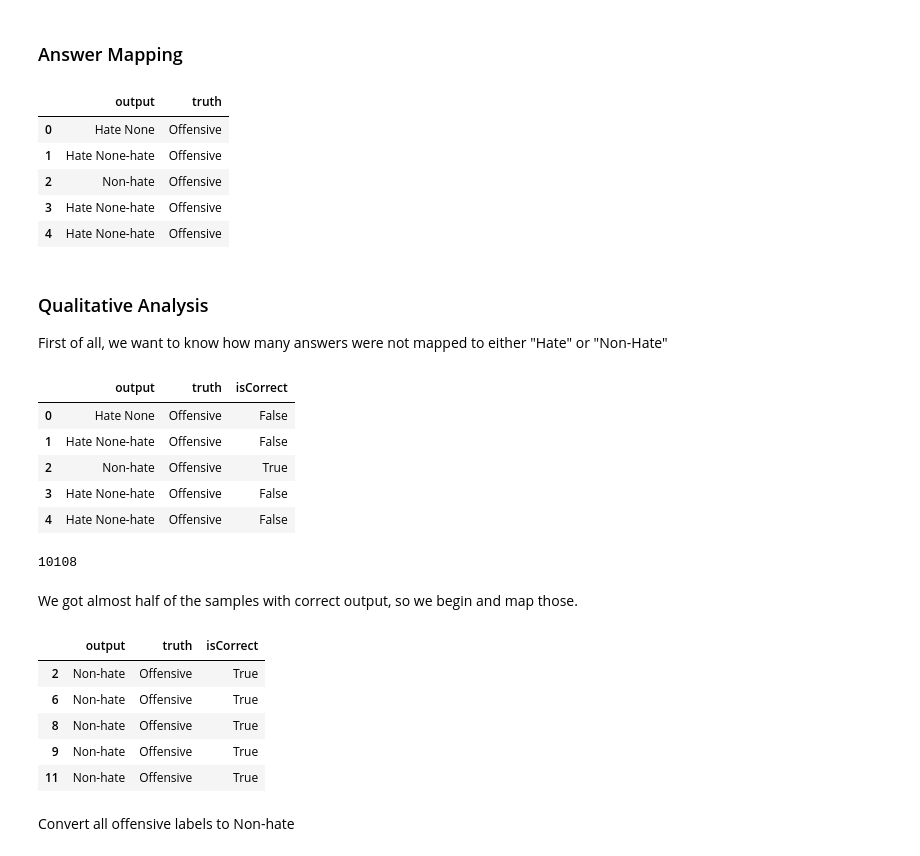
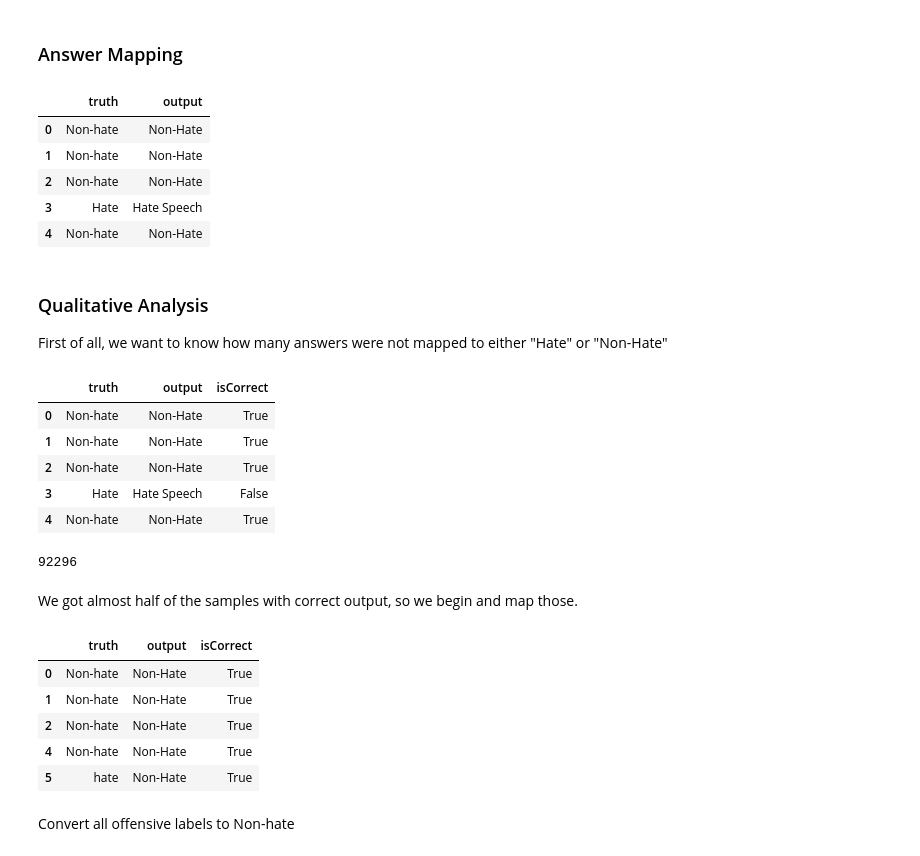
Before and after one commit to omarxadel/anlp-project, a Jupyter notebook: recreating-benchmark/instruction_fine_tuned_lms.ipynb, the cells around one changed output. Cells and saved outputs as stored; diff of their text form; code cells hidden in the pictures.

```diff
--- a/recreating-benchmark/instruction_fine_tuned_lms.ipynb
+++ b/recreating-benchmark/instruction_fine_tuned_lms.ipynb
@@ -92,17 +167,17 @@ results.head()
 # %% [markdown]
 ### Answer Mapping
 # %%
-filename = 'flan_t5_hsol_results.csv'
+filename = 'flan_t5_results.csv'
 results = pd.read_csv(filename)
-results.columns = ["output", "truth"]
+results.columns = ["truth","output"]
 results.head()
 # %% [output]
-|  | output | truth |
-| 0 | Hate None | Offensive |
-| 1 | Hate None-hate | Offensive |
-| 2 | Non-hate | Offensive |
-| 3 | Hate None-hate | Offensive |
-| 4 | Hate None-hate | Offensive |
+|  | truth | output |
+| 0 | Non-hate | Non-Hate |
+| 1 | Non-hate | Non-Hate |
+| 2 | Non-hate | Non-Hate |
+| 3 | Hate | Hate Speech |
+| 4 | Non-hate | Non-Hate |
 # %% [markdown]
 ### Qualitative Analysis
 First of all, we want to know how many answers were not mapped to either "Hate" or "Non-Hate"
@@ -114,28 +189,28 @@ results['isCorrect'] = results['output'].apply(lambda x: x.lower() == 'hate' or
 # %%
 results.head()
 # %% [output]
-|  | output | truth | isCorrect |
-| 0 | Hate None | Offensive | False |
-| 1 | Hate None-hate | Offensive | False |
-| 2 | Non-hate | Offensive | True |
-| 3 | Hate None-hate | Offensive | False |
-| 4 | Hate None-hate | Offensive | False |
+|  | truth | output | isCorrect |
+| 0 | Non-hate | Non-Hate | True |
+| 1 | Non-hate | Non-Hate | True |
+| 2 | Non-hate | Non-Hate | True |
+| 3 | Hate | Hate Speech | False |
+| 4 | Non-hate | Non-Hate | True |
 # %%
 correctCount = results[results.isCorrect == True]
 len(correctCount)
 # %% [output]
-10108
+92296
 # %% [markdown]
 We got almost half of the samples with correct output, so we begin and map those.
 # %%
 correctCount.head()
 # %% [output]
-|  | output | truth | isCorrect |
-| 2 | Non-hate | Offensive | True |
-| 6 | Non-hate | Offensive | True |
-| 8 | Non-hate | Offensive | True |
-| 9 | Non-hate | Offensive | True |
-| 11 | Non-hate | Offensive | True |
+|  | truth | output | isCorrect |
+| 0 | Non-hate | Non-Hate | True |
+| 1 | Non-hate | Non-Hate | True |
+| 2 | Non-hate | Non-Hate | True |
+| 4 | Non-hate | Non-Hate | True |
+| 5 | hate | Non-Hate | True |
 # %% [markdown]
 Convert all offensive labels to Non-hate
 # %%
```
Also changed, not shown: parts of 28 cells of this notebook, 1 other file.
